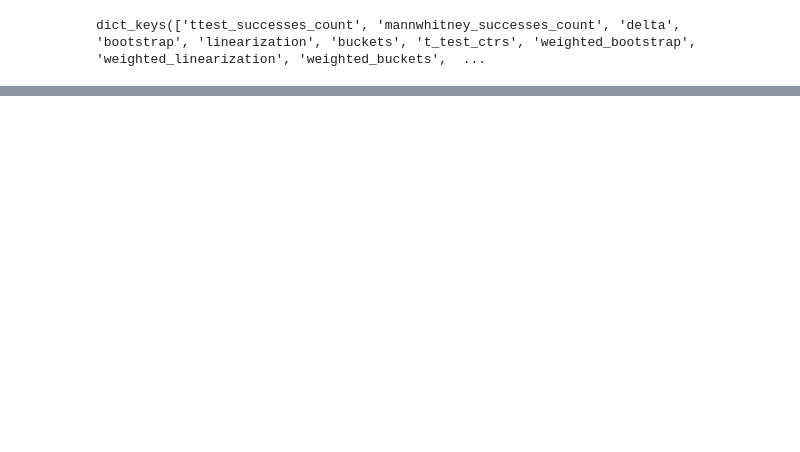
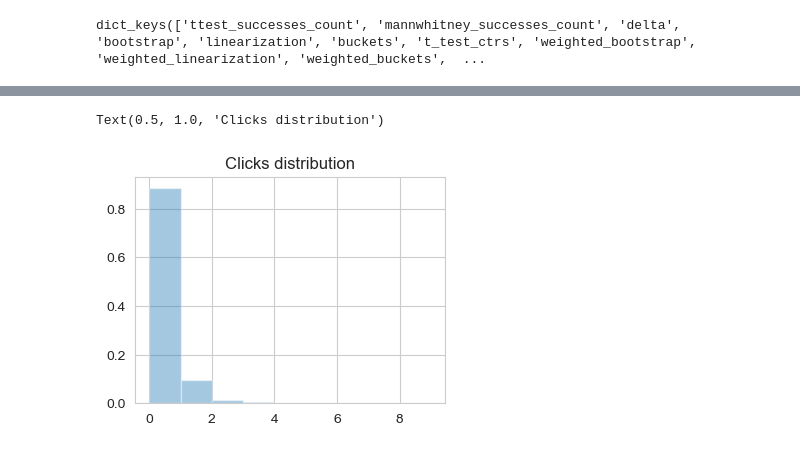
Before and after one commit to marnikitta/stattests, a Jupyter notebook: notebooks/all_experiments.ipynb, the cells around one changed output, grey strips where cells are left out. Cells and saved outputs as stored; diff of their text form; code cells hidden in the pictures; blank space fills up the shorter version.

```diff
--- a/notebooks/all_experiments.ipynb
+++ b/notebooks/all_experiments.ipynb
@@ -240,0 +79,7 @@ fig = plot_summary({
+# %%
+fig, ax = plt.subplots(figsize=figsize, dpi=dpi)
+sns.distplot(successes_0_ab.flatten(), bins=range(0, 10), ax=ax, kde=False, norm_hist=True)
+ax.set_title('Clicks distribution')
+# %% [output]
+Text(0.5, 1.0, 'Clicks distribution')
+[figure, added]
```
Also changed, not shown: parts of 85 cells of this notebook, 20 other files.
